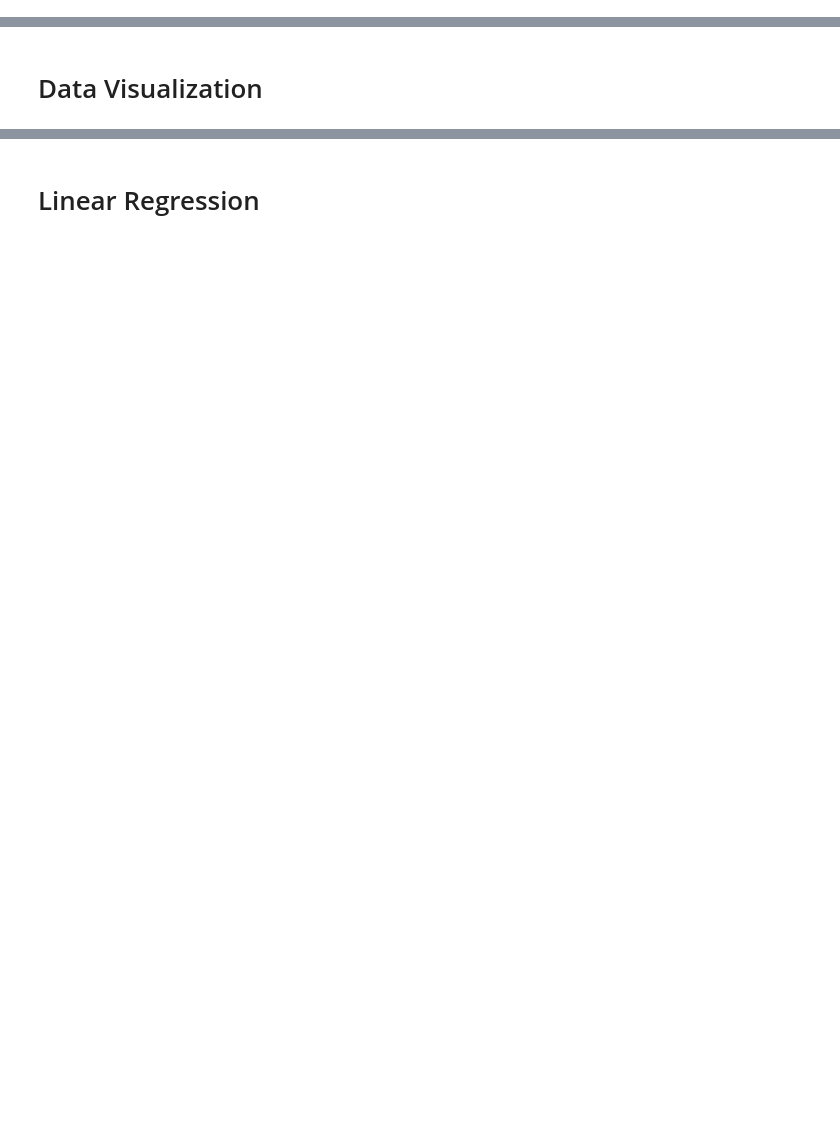
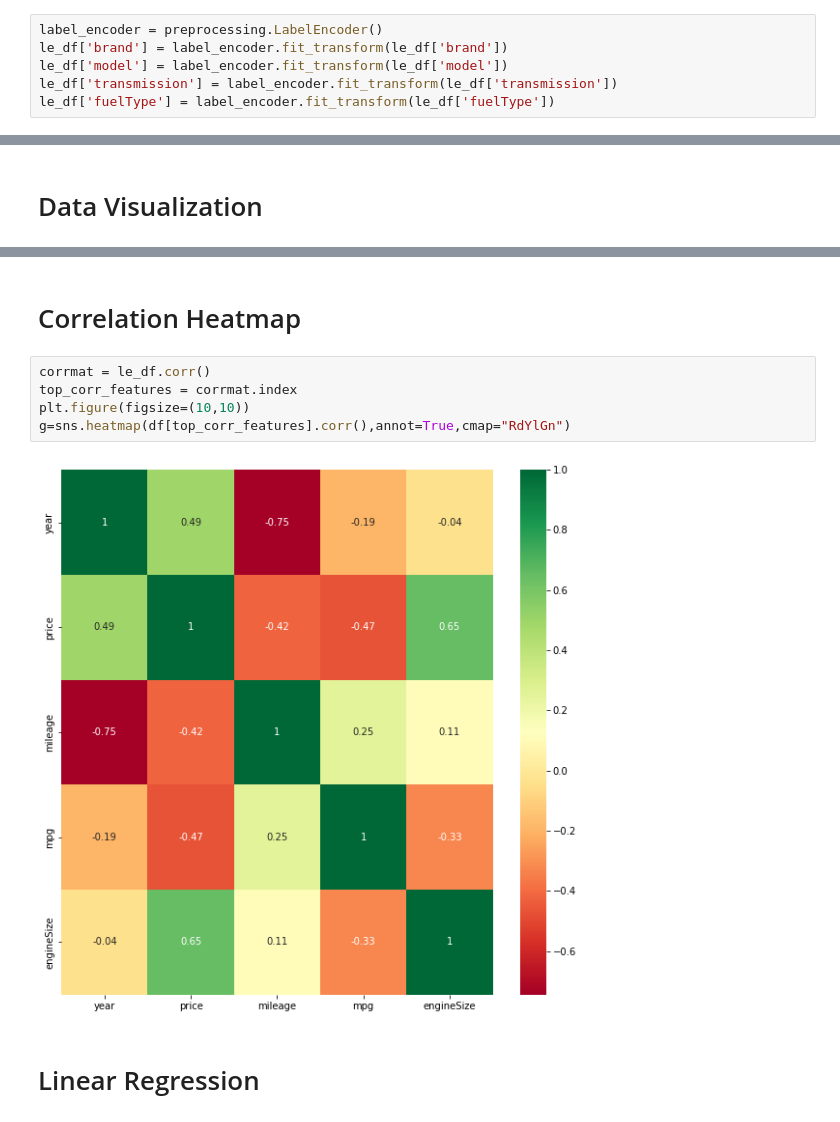
Before and after one commit to Tanvirazad3449/karworth, a Jupyter notebook: Karworth.ipynb, the cells around one changed output, grey strips where cells are left out. Cells and saved outputs as stored; diff of their text form; blank space fills up the shorter version.

```diff
--- a/Karworth.ipynb
+++ b/Karworth.ipynb
@@ -41,3 +36,9 @@ label_encoder = preprocessing.LabelEncoder()
+# %%
+label_encoder = preprocessing.LabelEncoder()
+le_df['brand'] = label_encoder.fit_transform(le_df['brand'])
+le_df['model'] = label_encoder.fit_transform(le_df['model'])
+le_df['transmission'] = label_encoder.fit_transform(le_df['transmission'])
+le_df['fuelType'] = label_encoder.fit_transform(le_df['fuelType'])
 # %% [markdown]
 # One Hot Encoding
 # %%
@@ -118,3 +129,12 @@ le_x_val, le_x_test, le_y_val, le_y_test = train_test_split(le_x_valtest,le_y_va
+# %% [markdown]
+# Correlation Heatmap
+# %%
+corrmat = le_df.corr()
+top_corr_features = corrmat.index
+plt.figure(figsize=(10,10))
+g=sns.heatmap(df[top_corr_features].corr(),annot=True,cmap="RdYlGn")
+# %% [output]
+[figure, added]
 # %% [markdown]
 # Linear Regression
 # %%
```
Also changed, not shown: parts of 27 cells of this notebook, 2 other files.
